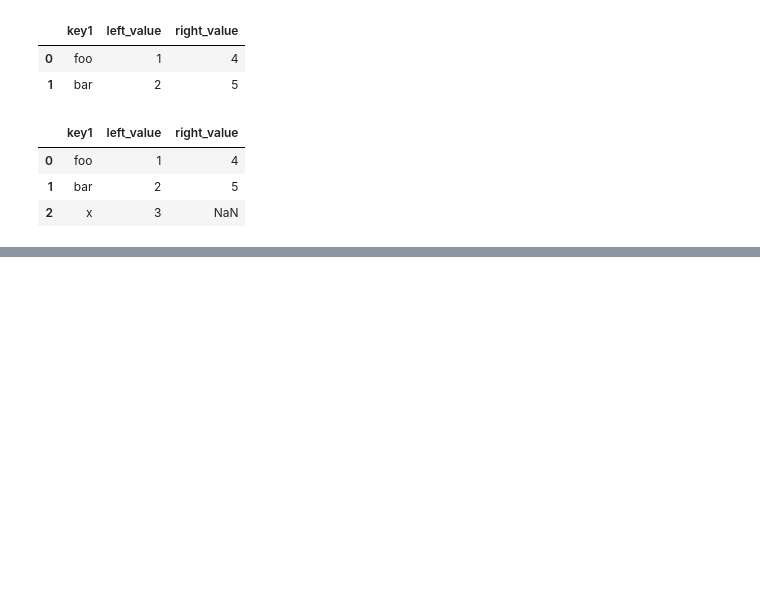
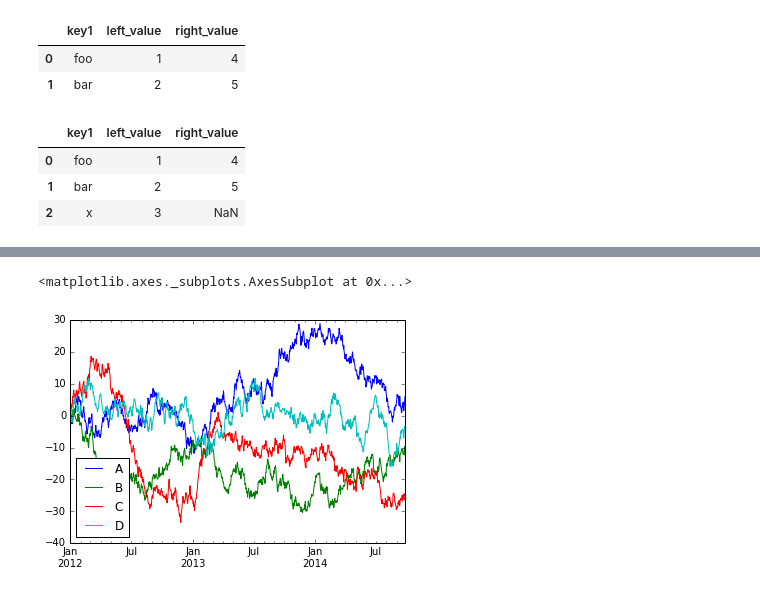
Before and after one commit to Sz593/PPA_Notes, a Jupyter notebook: 2 Data Analysis in Python/018 Introduction to Pandas.ipynb, the cells around one changed output, grey strips where cells are left out. Drawn from its saved outputs; the diff is of its cells as text; code cells hidden in the pictures; blank space fills up the shorter version.

```diff
--- a/2 Data Analysis in Python/018 Introduction to Pandas.ipynb
+++ b/2 Data Analysis in Python/018 Introduction to Pandas.ipynb
@@ -756,0 +804,7 @@ df7.groupby(['A', 'B']).sum()
+# %%
+df8 = pd.DataFrame(np.random.randn(1000, 4), index = rng2, columns=['A', 'B', 'C', 'D'])
+df8_sum = df8.cumsum()
+df8_sum.plot()
+# %% [output]
+<matplotlib.axes._subplots.AxesSubplot at 0x...>
+[figure, added]
```
Also changed, not shown: parts of 61 cells of this notebook, 3 other files.
